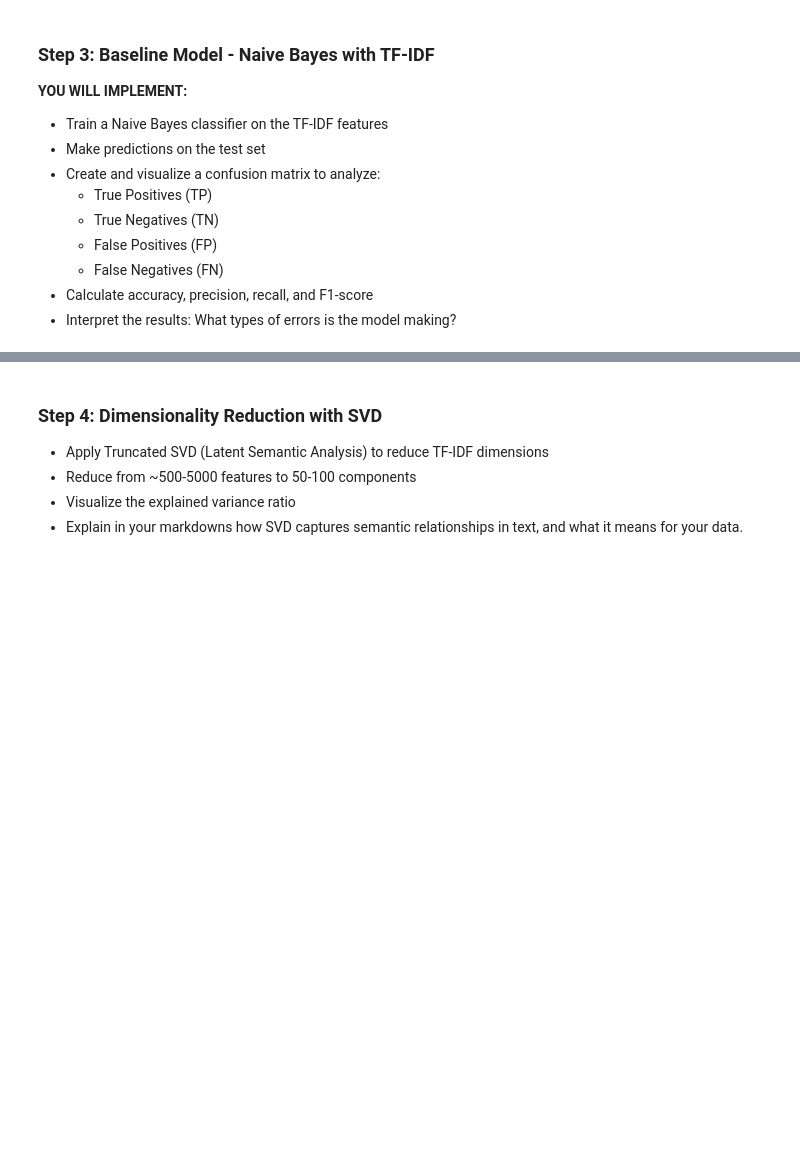
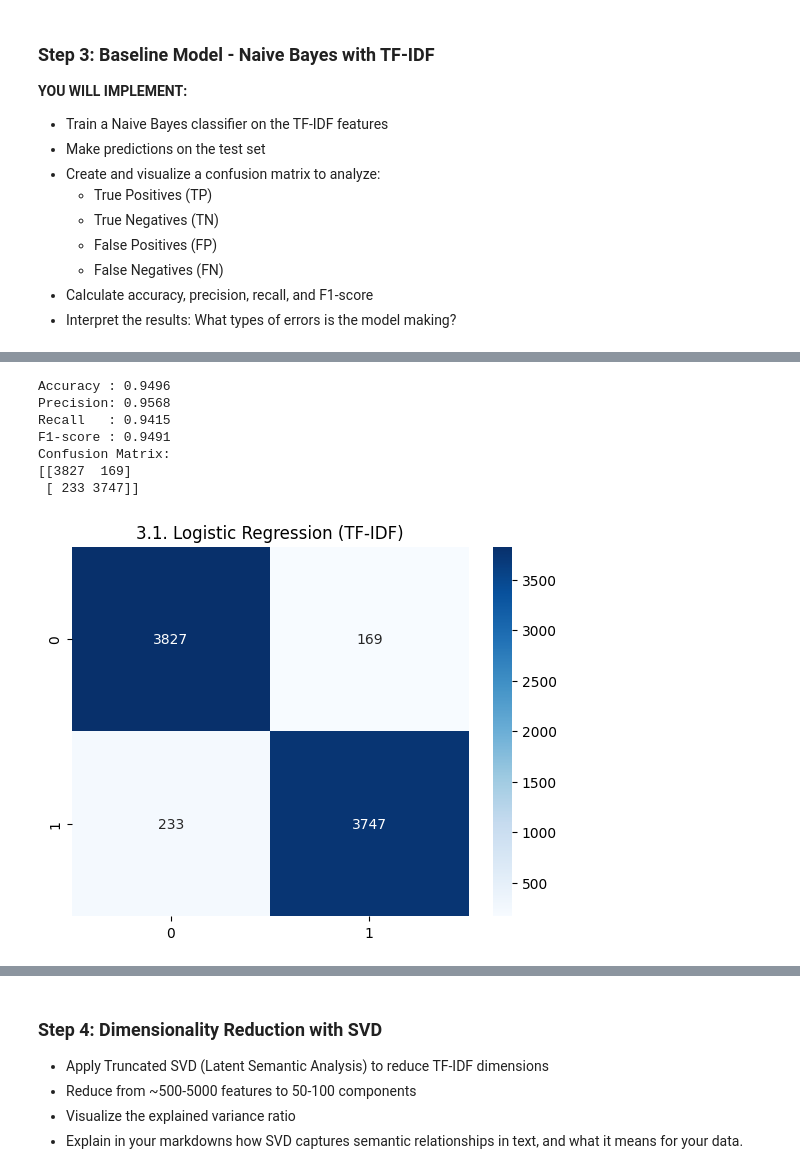
Before and after one commit to kkim8781294/PROG8245-ml-final-project-group3, a Jupyter notebook: TextClassificationFinalProjectGroup3.ipynb, the cells around one changed output, grey strips where cells are left out. Saved outputs shown, nothing was run; the diff lists cells and outputs as text; code cells hidden in the pictures; blank space fills up the shorter version.

```diff
--- a/TextClassificationFinalProjectGroup3.ipynb
+++ b/TextClassificationFinalProjectGroup3.ipynb
@@ -471,0 +500,17 @@ The 128 false positives indicate the model struggles to identify truly negative
+# %%
+logistic_regression_tfidf = LogisticRegression(max_iter=1000)
+logistic_regression_tfidf.fit(X_train_tfidf, y_train)
+
+y_prediction_lr_tfidf = logistic_regression_tfidf.predict(X_test_tfidf)
+
+metrics_lr_tfidf, confusion_metrix_lr_tfidf = evaluate_model(y_test, y_prediction_lr_tfidf)
+plot_confusion_matrices(confusion_metrix_lr_tfidf,"3.1. Logistic Regression (TF-IDF)")
+# %% [output]
+Accuracy : 0.9496
+Precision: 0.9568
+Recall   : 0.9415
+F1-score : 0.9491
+Confusion Matrix:
+[[3827  169]
+ [ 233 3747]]
+[figure, added]
```
Also changed, not shown: parts of 20 cells of this notebook.
